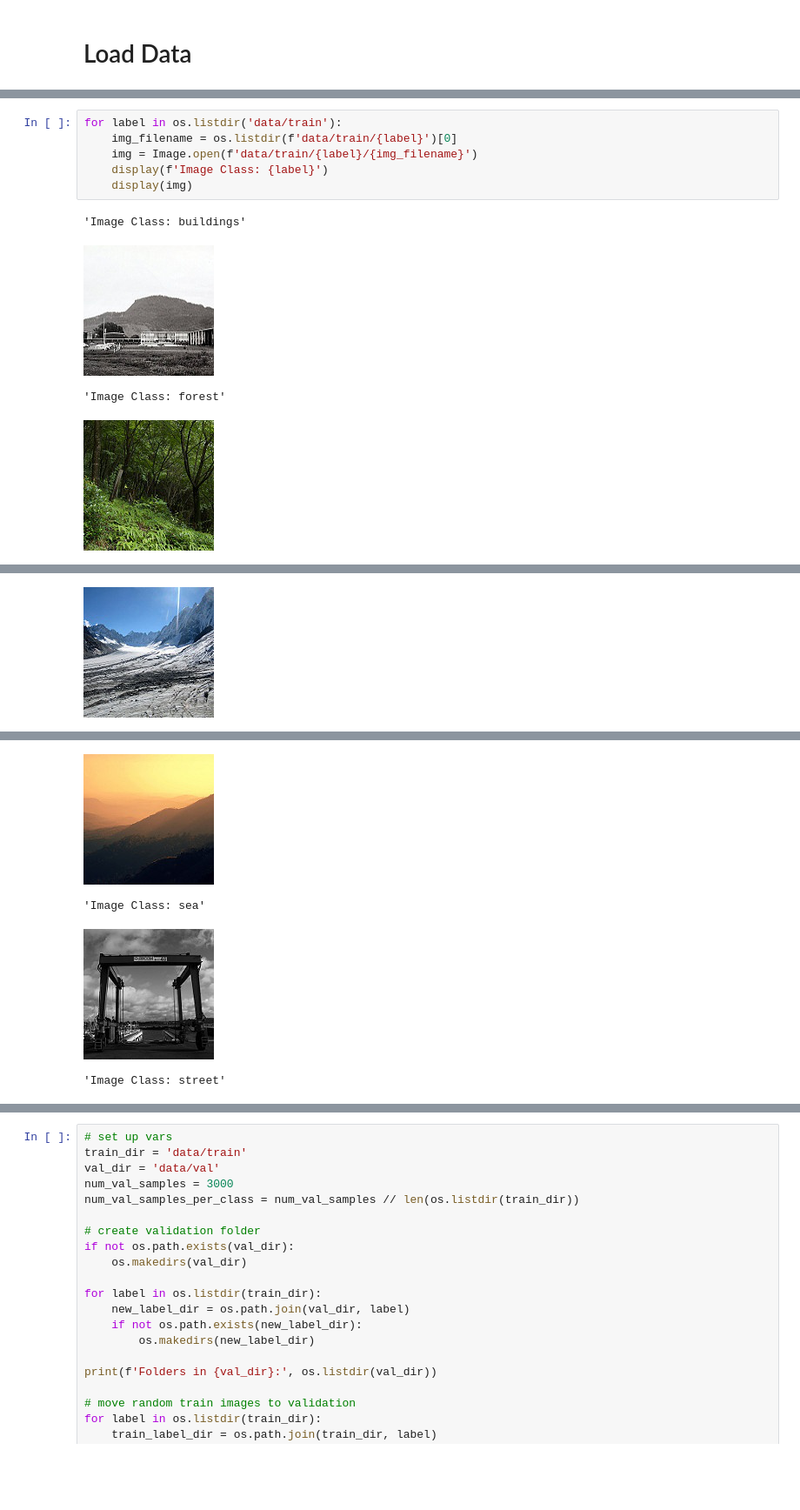
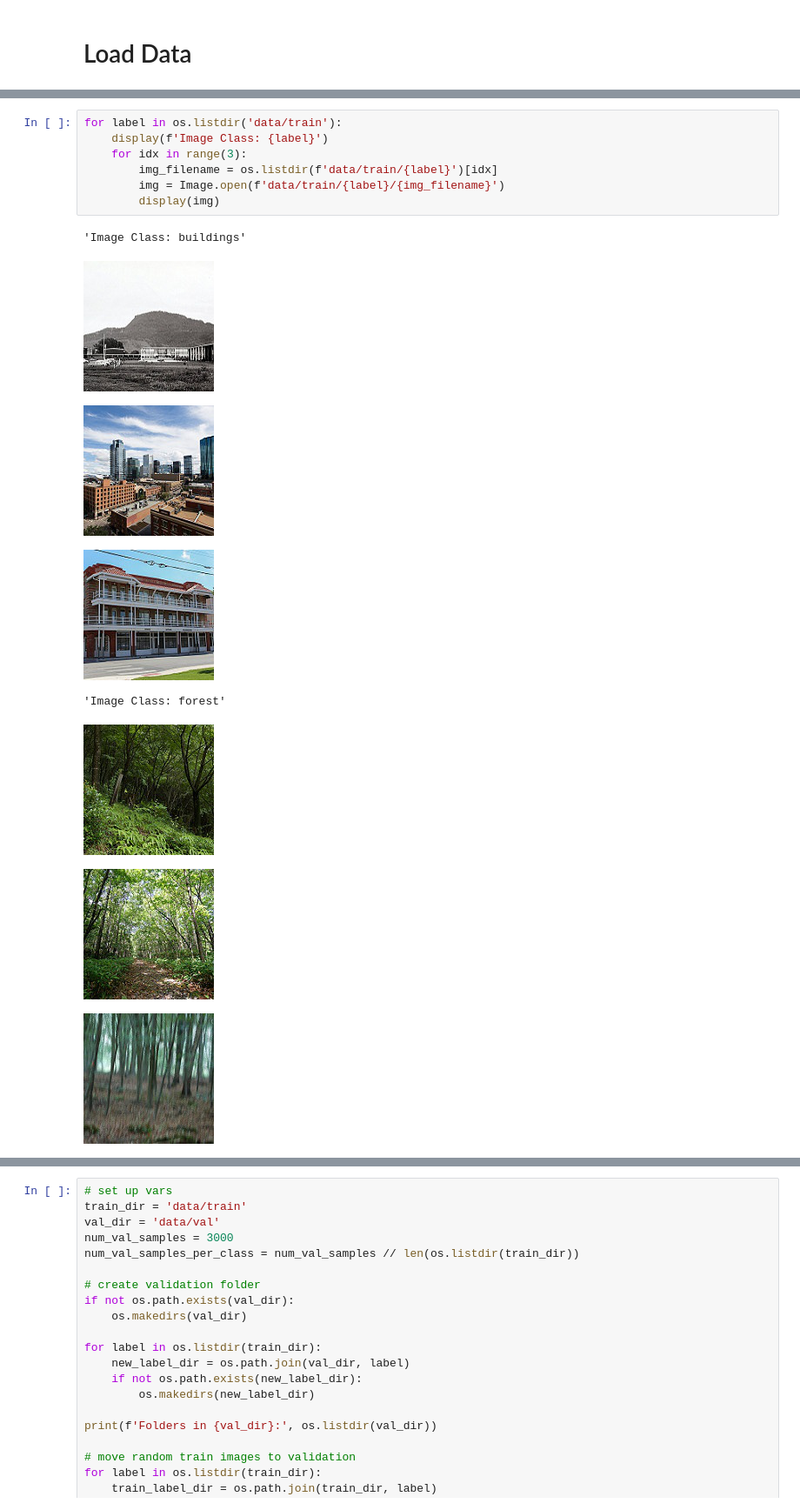
Before and after one commit to kac624/cuny, a Jupyter notebook: D622/hw4_cv/overview.ipynb, the cells around one changed output, grey strips where cells are left out. Shown at 87% size. Saved outputs shown, nothing was run; the diff lists cells and outputs as text; blank space fills up the shorter version.

```diff
--- a/D622/hw4_cv/overview.ipynb
+++ b/D622/hw4_cv/overview.ipynb
@@ -78,13 +96,17 @@ Number of pred files: 7301
 # %%
 for label in os.listdir('data/train'):
-    img_filename = os.listdir(f'data/train/{label}')[0]
-    img = Image.open(f'data/train/{label}/{img_filename}')
     display(f'Image Class: {label}')
-    display(img)
+    for idx in range(3):
+        img_filename = os.listdir(f'data/train/{label}')[idx]
+        img = Image.open(f'data/train/{label}/{img_filename}')
+        display(img)
 # %% [output]
 'Image Class: buildings'
 [figure]
+[figure, new version]
+[figure, new version]
 'Image Class: forest'
-[figure, old version]
+[figure, new version]
+[figure, new version]
+[figure, new version]
 'Image Class: glacier'
-[figure, old version]
@@ -92,4 +116,0 @@ for label in os.listdir('data/train'):
-[figure, old version]
-'Image Class: sea'
-[figure, old version]
-'Image Class: street'
```
Also changed, not shown: parts of 90 cells of this notebook.
